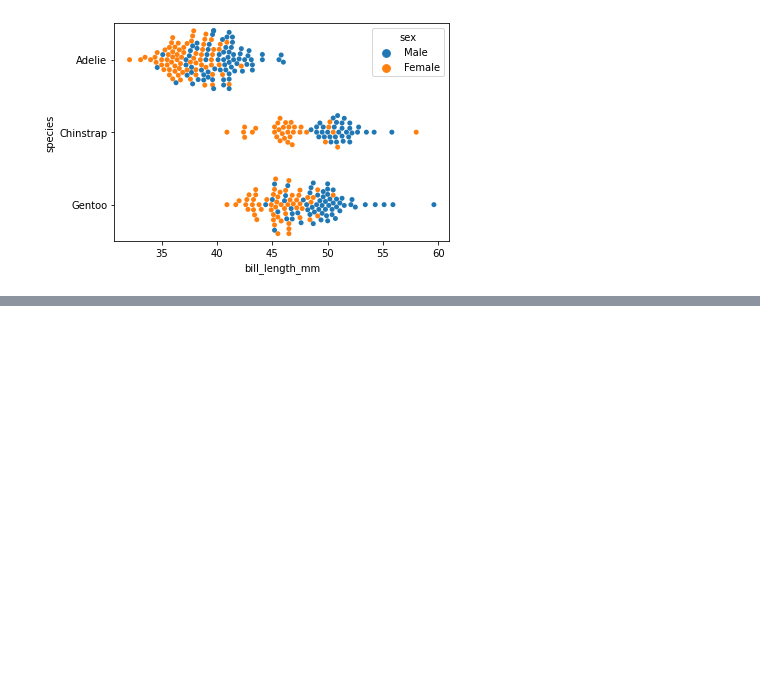
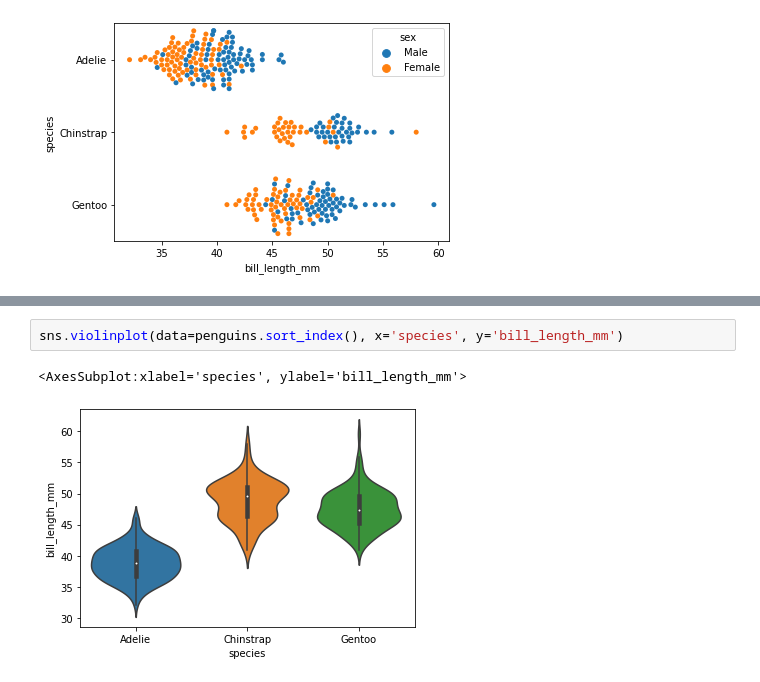
Before and after one commit to jorgegmartin/Master_Data_Science, a Jupyter notebook: 07_Visualization_with_Python/02_VisualizationWithPythonSeaborn_LectureNotes.ipynb, the cells around one changed output, grey strips where cells are left out. Cells and saved outputs as stored; diff of their text form; blank space fills up the shorter version.

```diff
--- a/07_Visualization_with_Python/02_VisualizationWithPythonSeaborn_LectureNotes.ipynb
+++ b/07_Visualization_with_Python/02_VisualizationWithPythonSeaborn_LectureNotes.ipynb
@@ -148,0 +167,5 @@ sns.swarmplot(data = penguins, x= 'bill_length_mm', y = 'species', hue= 'sex')
+# %%
+sns.violinplot(data=penguins.sort_index(), x='species', y='bill_length_mm')
+# %% [output]
+<AxesSubplot:xlabel='species', ylabel='bill_length_mm'>
+[figure, added]
```
Also changed, not shown: parts of 29 cells of this notebook, 1 other file.
